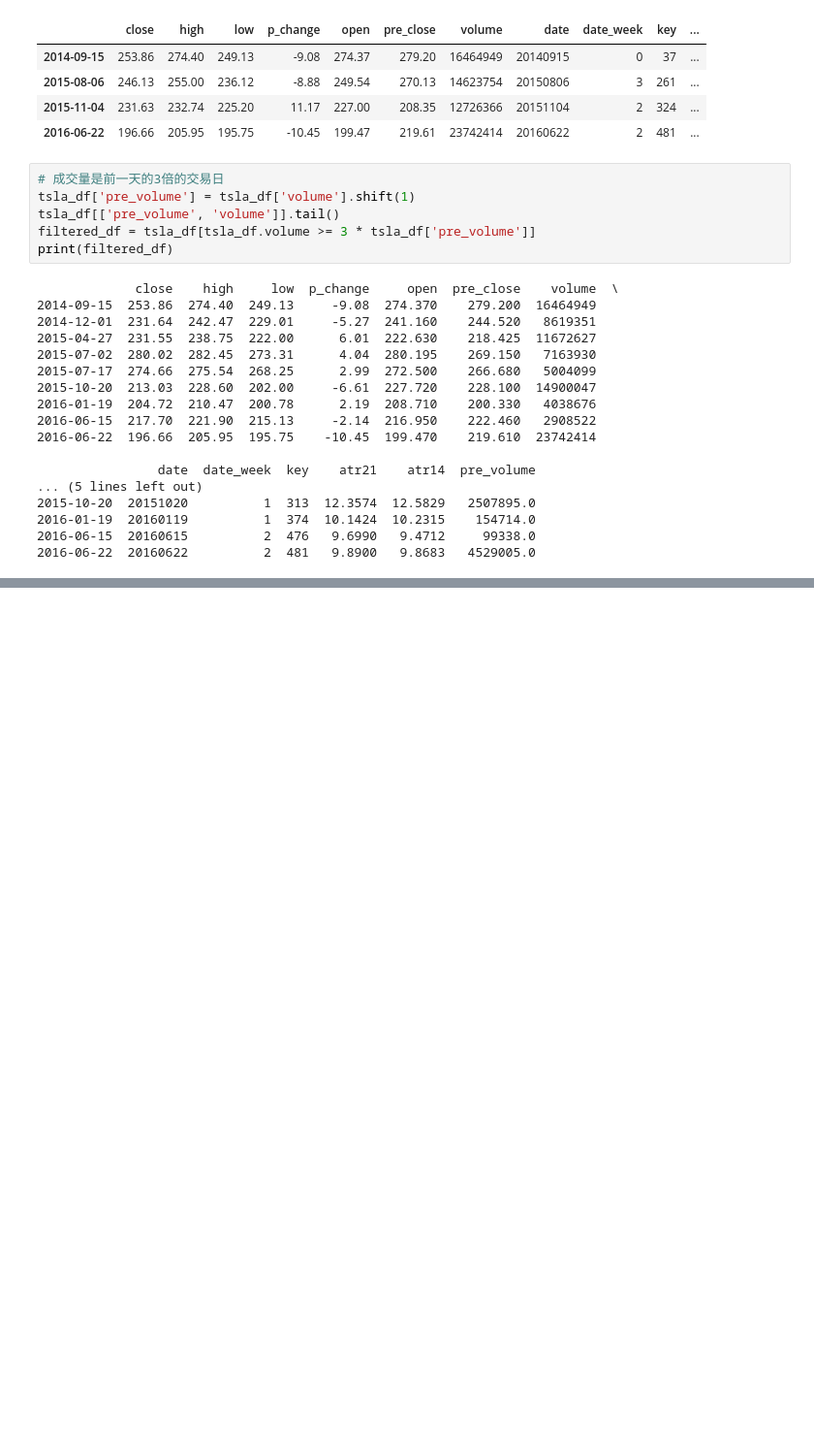
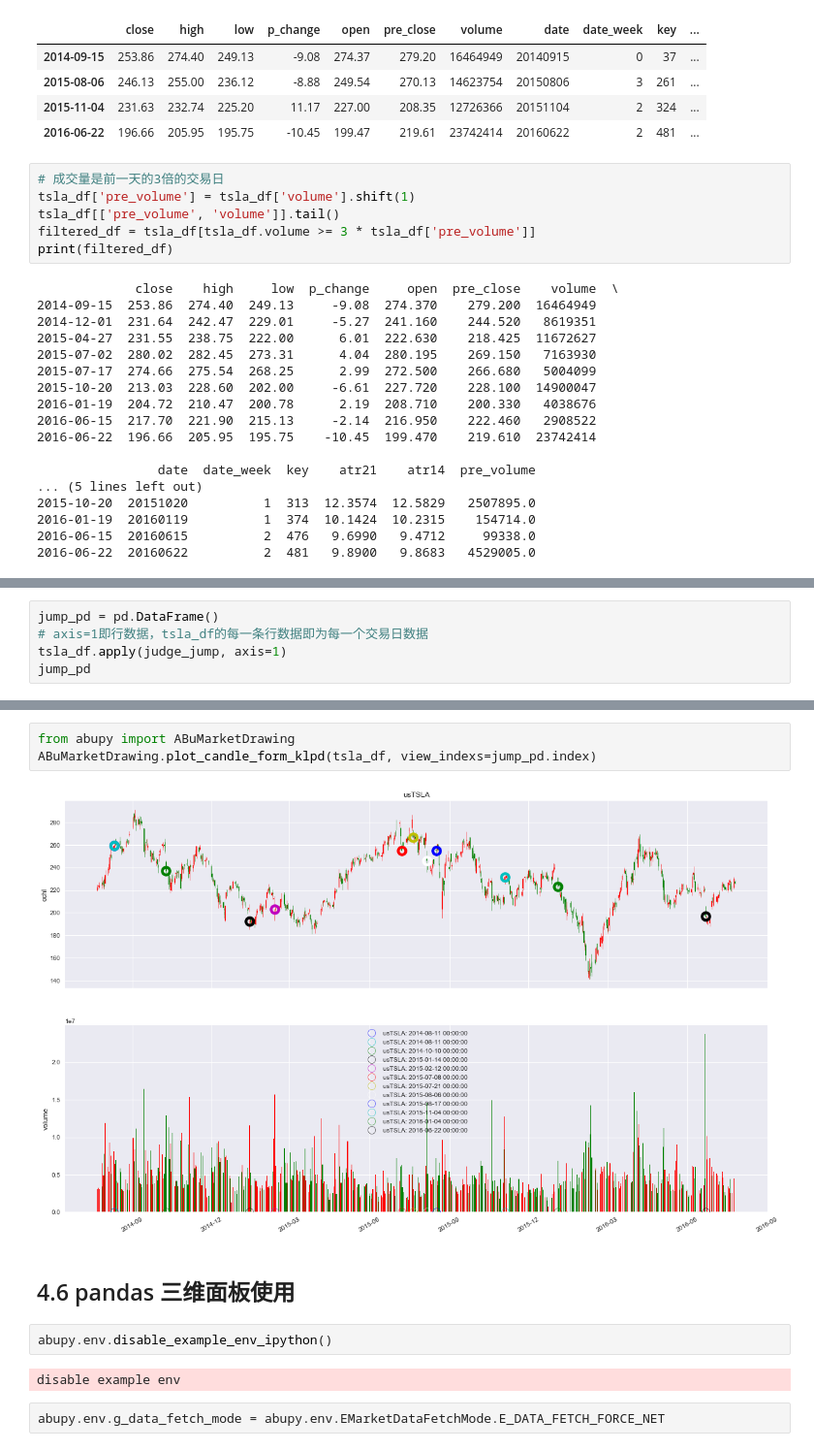
Before and after one commit to cwyspy100/abu, a Jupyter notebook: ipython_learn/Pandas_learn.ipynb, the cells around one changed output, grey strips where cells are left out. Shown at 97% size. Saved outputs shown, nothing was run; the diff lists cells and outputs as text; blank space fills up the shorter version.

Commit message:
prac pandas

```diff
--- a/ipython_learn/Pandas_learn.ipynb
+++ b/ipython_learn/Pandas_learn.ipynb
@@ -298,0 +648,5 @@ print(filtered_df)
+# %%
+jump_pd = pd.DataFrame()
+# axis=1即行数据，tsla_df的每一条行数据即为每一个交易日数据
+tsla_df.apply(judge_jump, axis=1)
+jump_pd
@@ -298,0 +667,13 @@ print(filtered_df)
+# %%
+from abupy import ABuMarketDrawing
+ABuMarketDrawing.plot_candle_form_klpd(tsla_df, view_indexs=jump_pd.index)
+# %% [output]
+[figure, added]
+# %% [markdown]
+## 4.6 pandas 三维面板使用
+# %%
+abupy.env.disable_example_env_ipython()
+# %% [output]
+disable example env
+# %%
+abupy.env.g_data_fetch_mode = abupy.env.EMarketDataFetchMode.E_DATA_FETCH_FORCE_NET
```
Also changed, not shown: parts of 44 cells of this notebook, 1 other file.
